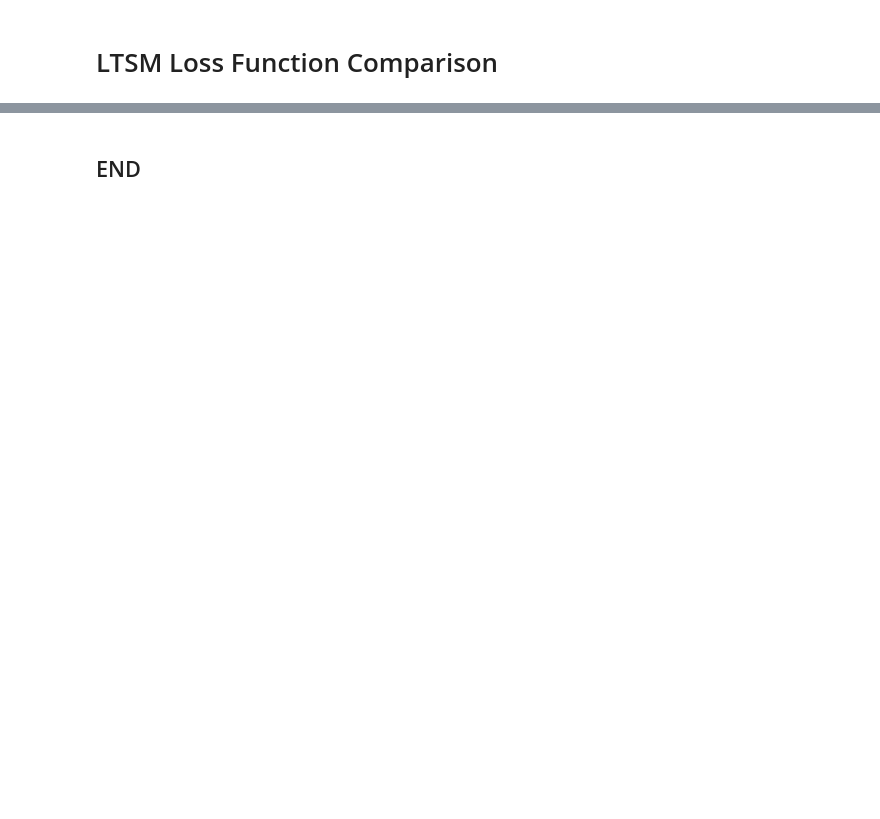
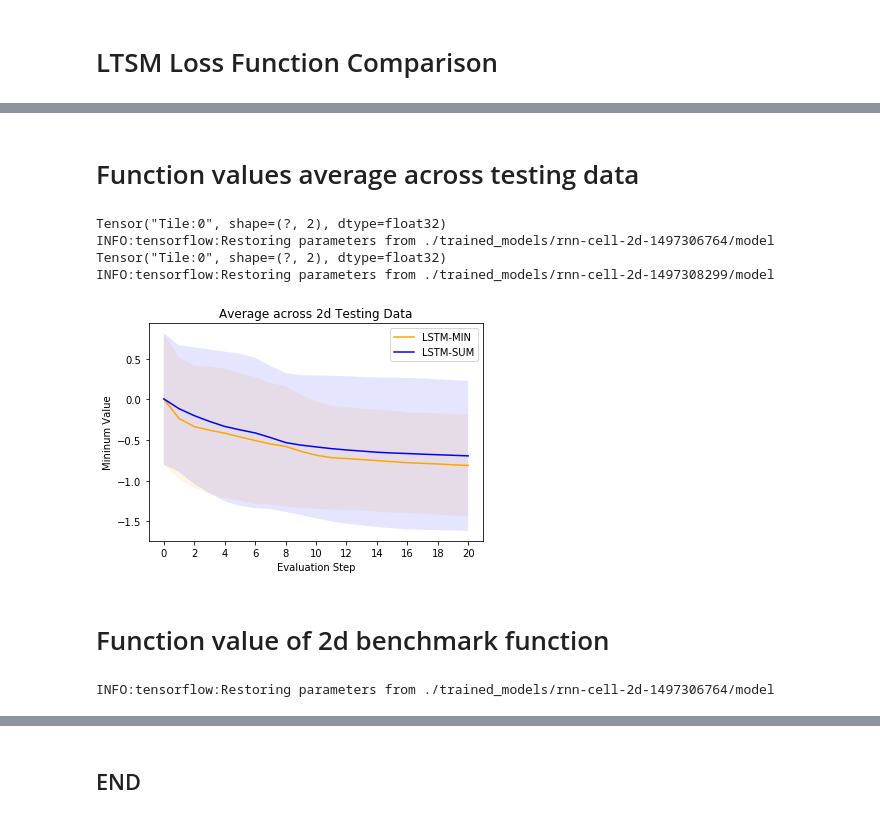
Before and after one commit to p16i/blackbox-optimization-using-rnns, a Jupyter notebook: spearmint-visualization.ipynb, the cells around one changed output, grey strips where cells are left out. Cells and saved outputs as stored; diff of their text form; code cells hidden in the pictures; blank space fills up the shorter version.

Commit message:
be able to evaluate benchmark func

```diff
--- a/spearmint-visualization.ipynb
+++ b/spearmint-visualization.ipynb
@@ -477,0 +581,64 @@ comparision_of_loss_functions(models)
+# %% [markdown]
+# Function values average across testing data
+# %%
+# For 2 data
+MINS_OF_MODEL_DATA = {}
+SELECTED_MODEL = {
+    'LSTM-MIN': 'rnn-cell-2d-1497306764',
+    'LSTM-SUM': 'rnn-cell-2d-1497308299'
+}
+
+for k in SELECTED_MODEL.keys():
+    MINS_OF_MODEL_DATA[k] = compute_y_from_all_testing_data(SELECTED_MODEL[k], dim=2, starting_point=[-1,-1])
+
+# TODO: Get spearming data
+plot_mins_of_models(MINS_OF_MODEL_DATA, title="Average across 2d Testing Data")
+# %% [output]
+Tensor("Tile:0", shape=(?, 2), dtype=float32)
+INFO:tensorflow:Restoring parameters from ./trained_models/rnn-cell-2d-1497306764/model
+Tensor("Tile:0", shape=(?, 2), dtype=float32)
+INFO:tensorflow:Restoring parameters from ./trained_models/rnn-cell-2d-1497308299/model
+[figure, added]
+# %% [markdown]
+# Function value of 2d benchmark function
+# %%
+def compute_y_of_a_function(model, func, starting_point, debug=False ):
+    model_params = my_rnn.load_model_params(model)
+
+    res = None
+    with tf.Session() as sess:
+
+        lstm_params = {
+            'dim' : model_params['dim'],
+            'n_hidden': model_params['n_hidden'],
+            'forget_bias': model_params['forget_bias'],
+            'scope': model_params['scope']
+        }
+        cell, weights = lstm_model.get_lstm_weights(**lstm_params)
+
+        saver = tf.train.Saver()
+        saver.restore(sess, model_params['model_path'])
+
+        benchmark_samples_params = {
+            'f': func,
+            'cell': cell,
+            'weights': weights,
+            'dim': model_params['dim'],
+            'n_hidden': model_params['n_hidden'],
+            'n_steps': model_params['n_steps'],
+            'scope': model_params['scope'],
+            'batch_size': 1
+        }
+
+        samples_benchmark_x, samples_benchmark_y, x_0 = lstm_model.apply_lstm_model(**benchmark_samples_params)
+
+        feed_dict = {
+            x_0: np.array([-2,-2]).reshape(1,-1)
+        }
+        sample_y, sample_x = sess.run([samples_benchmark_y, samples_benchmark_x], feed_dict=feed_dict)
+        sample_y = np.array(sample_y).reshape(-1,1).T
+        sample_x = np.array(sample_x).reshape(-1,1, model_params['dim']).transpose((1,0,2)).reshape(-1,model_params['dim'])
+        return sample_y, sample_x
+sample_y, sample_x = compute_y_of_a_function('rnn-cell-2d-1497306764', benchmarkfunctions.goldstein_price_tf, starting_point=[-2,-2])
+# %% [output]
+INFO:tensorflow:Restoring parameters from ./trained_models/rnn-cell-2d-1497306764/model
```
Also changed, not shown: parts of 23 cells of this notebook, 2 other files.
